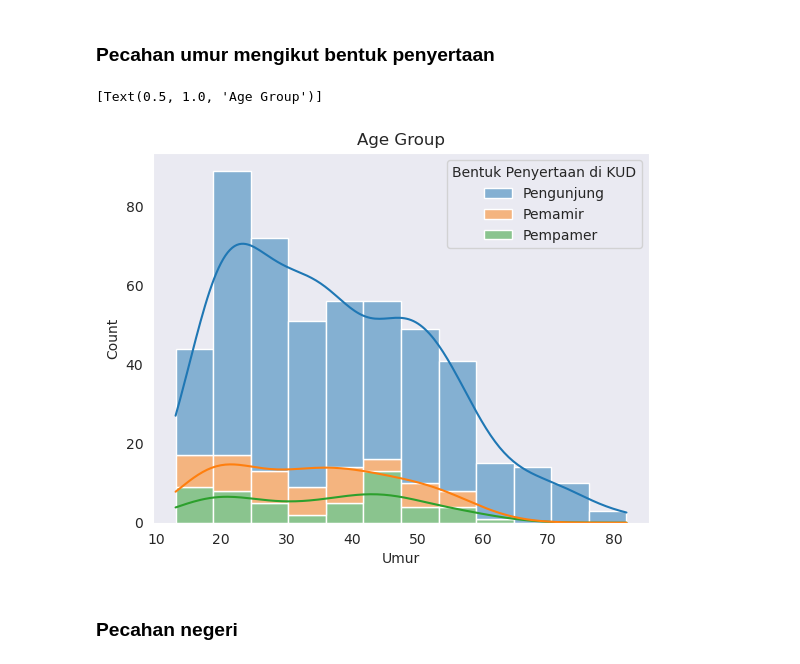
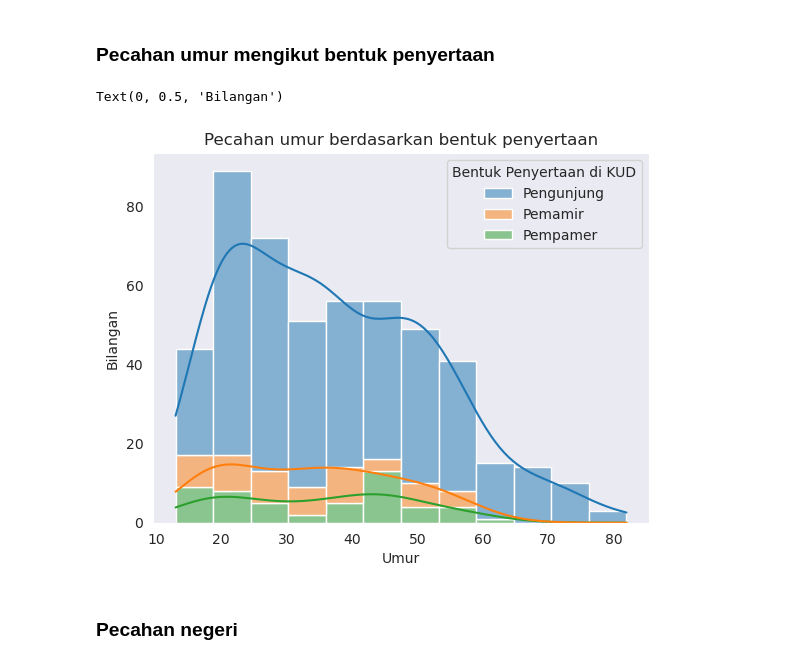
Before and after one commit to faizuddin/usahawan-dash, a Jupyter notebook: analysis.ipynb, the cells around one changed output. Cells and saved outputs as stored; diff of their text form; code cells hidden in the pictures.

```diff
--- a/analysis.ipynb
+++ b/analysis.ipynb
@@ -171,10 +171,11 @@ df_pel["Jantina"].value_counts().plot(kind="pie", autopct="%.1f%%")
 ### Pecahan umur mengikut bentuk penyertaan
 # %%
 # Age histogram by type of attendance
-sns.histplot(data=df_pel, kde=True, x = "Umur", hue="Bentuk Penyertaan di KUD", multiple="stack").set(title="Age Group")
+ax = sns.histplot(data=df_pel, kde=True, x = "Umur", hue="Bentuk Penyertaan di KUD", multiple="stack").set(title="Pecahan umur berdasarkan bentuk penyertaan")
+plt.ylabel("Bilangan")
 # %% [output]
-[Text(0.5, 1.0, 'Age Group')]
+Text(0, 0.5, 'Bilangan')
-[figure, old version]
+[figure, new version]
 # %% [markdown]
 ### Pecahan negeri
 # %%
```
Also changed, not shown: parts of 4 cells of this notebook.
